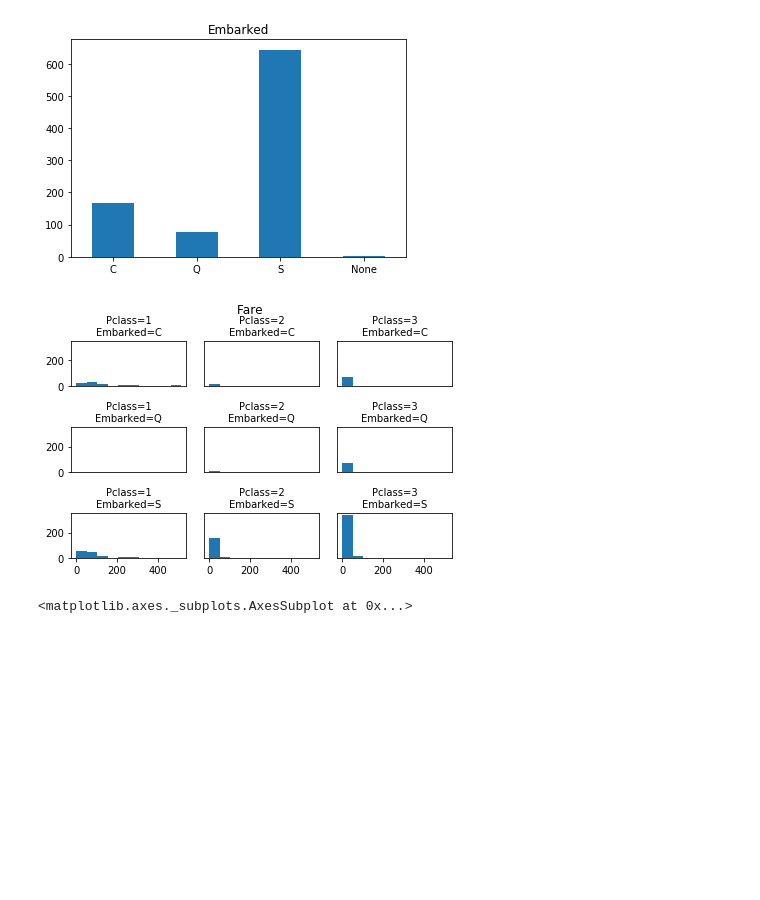
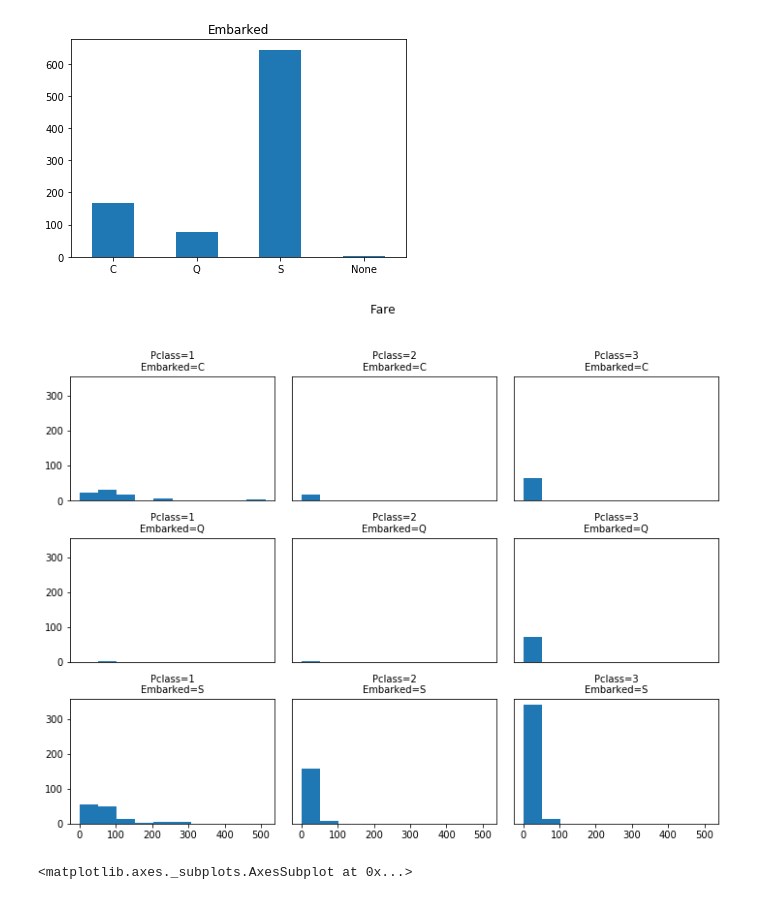
Before and after one commit to dvgodoy/handyspark, a Jupyter notebook: notebooks/Exploring Titanic.ipynb, the cells around one changed output. Cells and saved outputs as stored; diff of their text form; code cells hidden in the pictures; blank space fills up the shorter version.

```diff
--- a/notebooks/Exploring Titanic.ipynb
+++ b/notebooks/Exploring Titanic.ipynb
@@ -179,9 +185,9 @@ hdf.cols['Embarked'].hist()
 <matplotlib.axes._subplots.AxesSubplot at 0x...>
 [figure]
 # %%
-fig = hdf.stratify(['Pclass', 'Embarked']).cols['Fare'].hist()
+fig = hdf.stratify(['Pclass', 'Embarked']).cols['Fare'].hist(figsize=(10, 8))
 # %% [output]
-[figure, old version]
+[figure, new version]
 # %%
 hdf.cols[['Fare', 'Age']].scatterplot()
 # %% [output]
```
Also changed, not shown: parts of 8 cells of this notebook, 2 other files.
